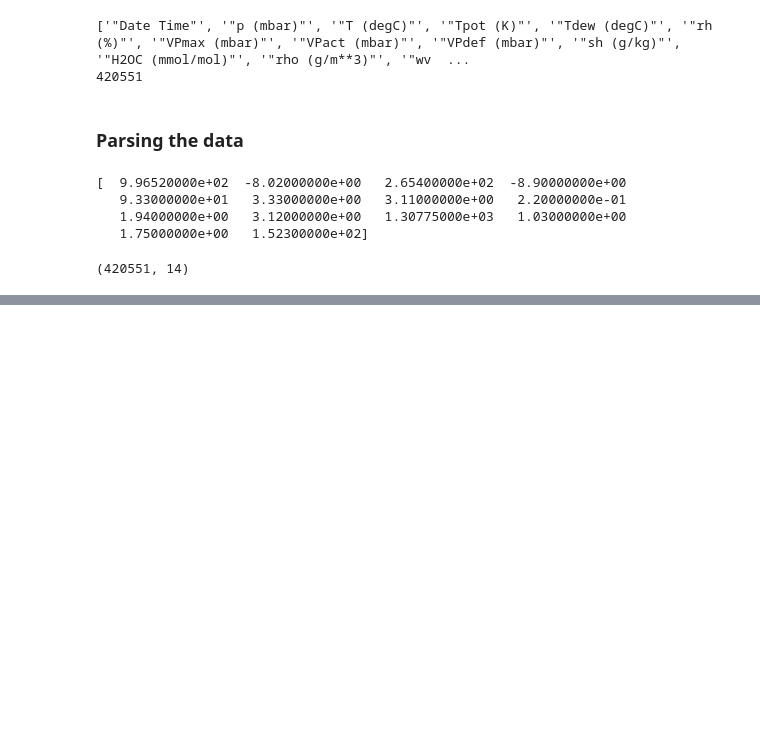
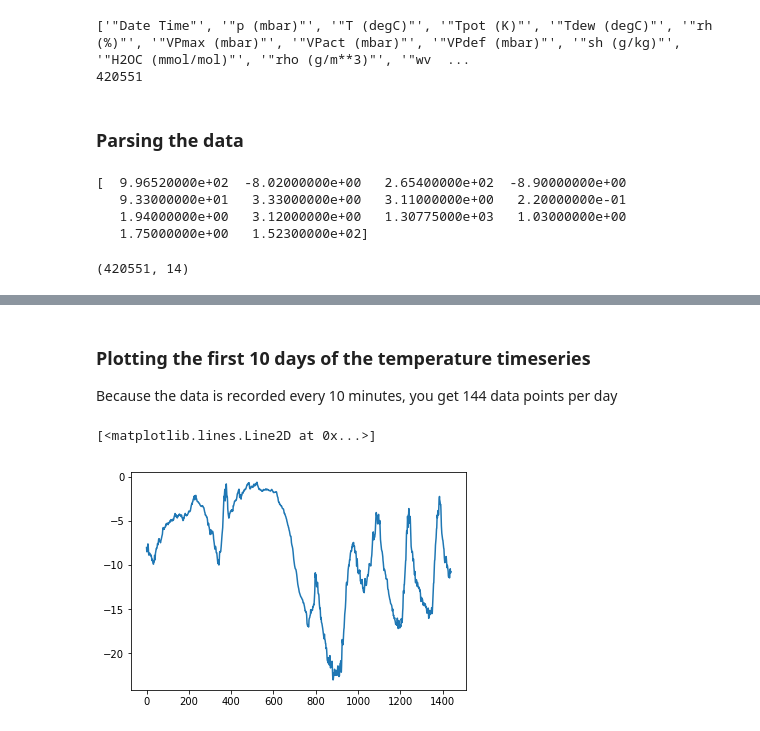
Before and after one commit to ShuvenduRoy/Artificial_intelligence_with_deep_learning, a Jupyter notebook: RNNs/LSTM_for_sequence_prediction.ipynb, the cells around one changed output, grey strips where cells are left out. Saved outputs shown, nothing was run; the diff lists cells and outputs as text; code cells hidden in the pictures; blank space fills up the shorter version.

```diff
--- a/RNNs/LSTM_for_sequence_prediction.ipynb
+++ b/RNNs/LSTM_for_sequence_prediction.ipynb
@@ -39,0 +51,8 @@ float_data.shape
+# %% [markdown]
+### Plotting the first 10 days of the temperature timeseries
+Because the data is recorded every 10 minutes, you get 144 data points per day
+# %%
+plt.plot(range(1440), temp[:1440])
+# %% [output]
+[<matplotlib.lines.Line2D at 0x...>]
+[figure, added]
```
Also changed, not shown: parts of 9 cells of this notebook.
